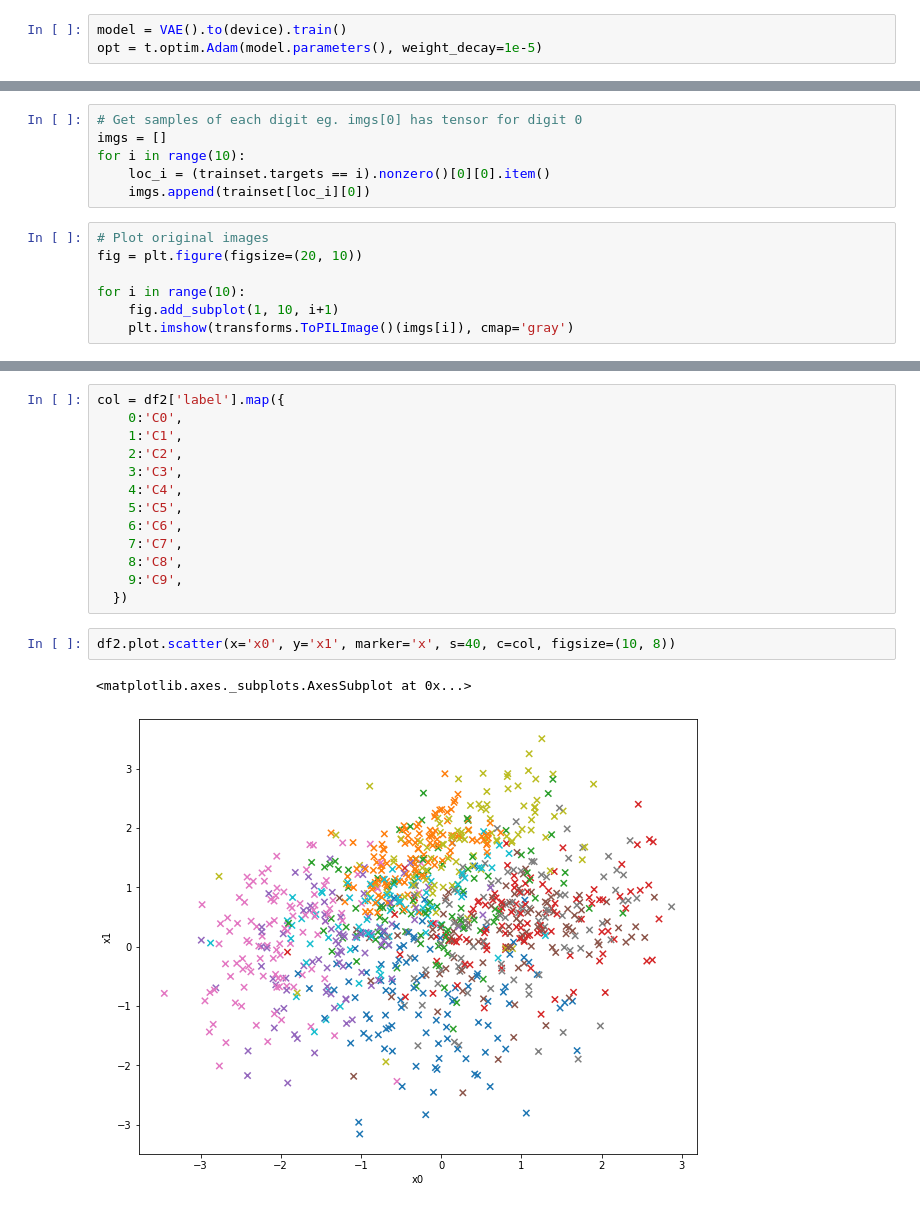
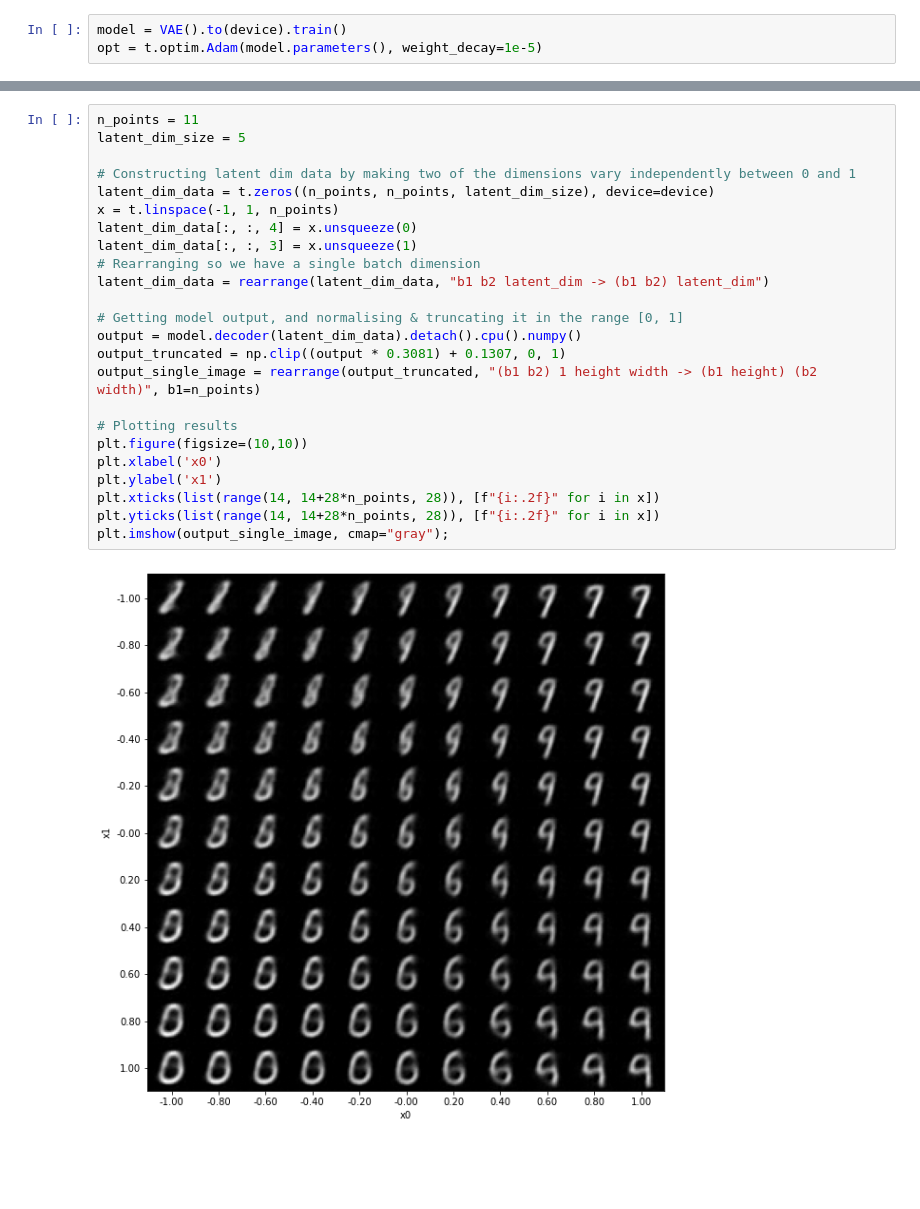
Before and after one commit to jmsdao/arena-v1, a Jupyter notebook: w4d3/2-vae.ipynb, the cells around one changed output, grey strips where cells are left out. Drawn from its saved outputs; the diff is of its cells as text; blank space fills up the shorter version.

```diff
--- a/w4d3/2-vae.ipynb
+++ b/w4d3/2-vae.ipynb
@@ -254,13 +198,0 @@ df2.plot()
-# %%
-# Get samples of each digit eg. imgs[0] has tensor for digit 0
-imgs = []
-for i in range(10):
-    loc_i = (trainset.targets == i).nonzero()[0][0].item()
-    imgs.append(trainset[loc_i][0])
-# %%
-# Plot original images
-fig = plt.figure(figsize=(20, 10))
-
-for i in range(10):
-    fig.add_subplot(1, 10, i+1)
-    plt.imshow(transforms.ToPILImage()(imgs[i]), cmap='gray')
@@ -321,18 +199,26 @@ df2['x4'] = latent[:, 4].detach().cpu().numpy()
-# %%
-col = df2['label'].map({
-    0:'C0',
-    1:'C1',
-    2:'C2',
-    3:'C3',
-    4:'C4',
-    5:'C5',
-    6:'C6',
-    7:'C7',
-    8:'C8',
-    9:'C9',
-  })
-# %%
-df2.plot.scatter(x='x0', y='x1', marker='x', s=40, c=col, figsize=(10, 8))
-# %% [output]
-<matplotlib.axes._subplots.AxesSubplot at 0x...>
-[figure, removed]
+# %%
+n_points = 11
+latent_dim_size = 5
+
+# Constructing latent dim data by making two of the dimensions vary independently between 0 and 1
+latent_dim_data = t.zeros((n_points, n_points, latent_dim_size), device=device)
+x = t.linspace(-1, 1, n_points)
+latent_dim_data[:, :, 4] = x.unsqueeze(0)
+latent_dim_data[:, :, 3] = x.unsqueeze(1)
+# Rearranging so we have a single batch dimension
+latent_dim_data = rearrange(latent_dim_data, "b1 b2 latent_dim -> (b1 b2) latent_dim")
+
+# Getting model output, and normalising & truncating it in the range [0, 1]
+output = model.decoder(latent_dim_data).detach().cpu().numpy()
+output_truncated = np.clip((output * 0.3081) + 0.1307, 0, 1)
+output_single_image = rearrange(output_truncated, "(b1 b2) 1 height width -> (b1 height) (b2 width)", b1=n_points)
+
+# Plotting results
+plt.figure(figsize=(10,10))
+plt.xlabel('x0')
+plt.ylabel('x1')
+plt.xticks(list(range(14, 14+28*n_points, 28)), [f"{i:.2f}" for i in x])
+plt.yticks(list(range(14, 14+28*n_points, 28)), [f"{i:.2f}" for i in x])
+plt.imshow(output_single_image, cmap="gray");
+# %% [output]
+[figure, added]
```
Also changed, not shown: parts of 23 cells of this notebook.
